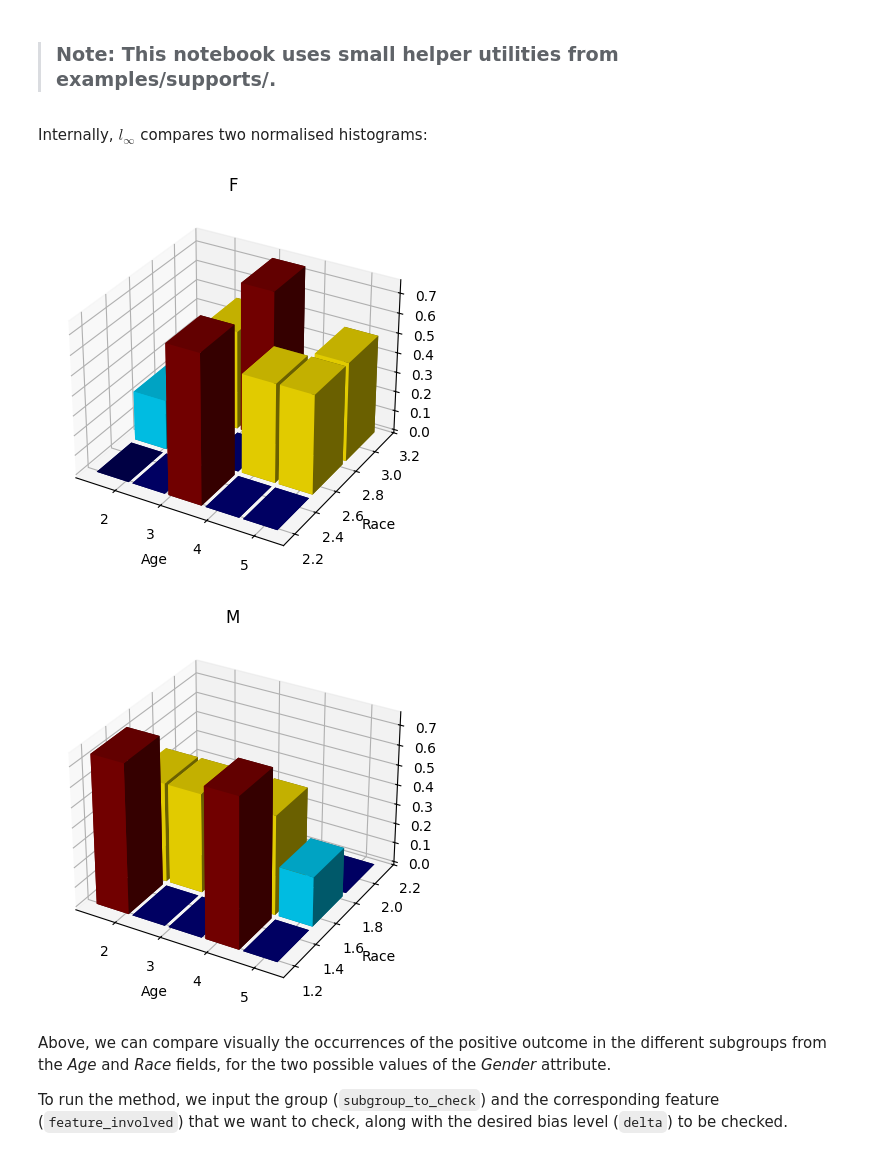
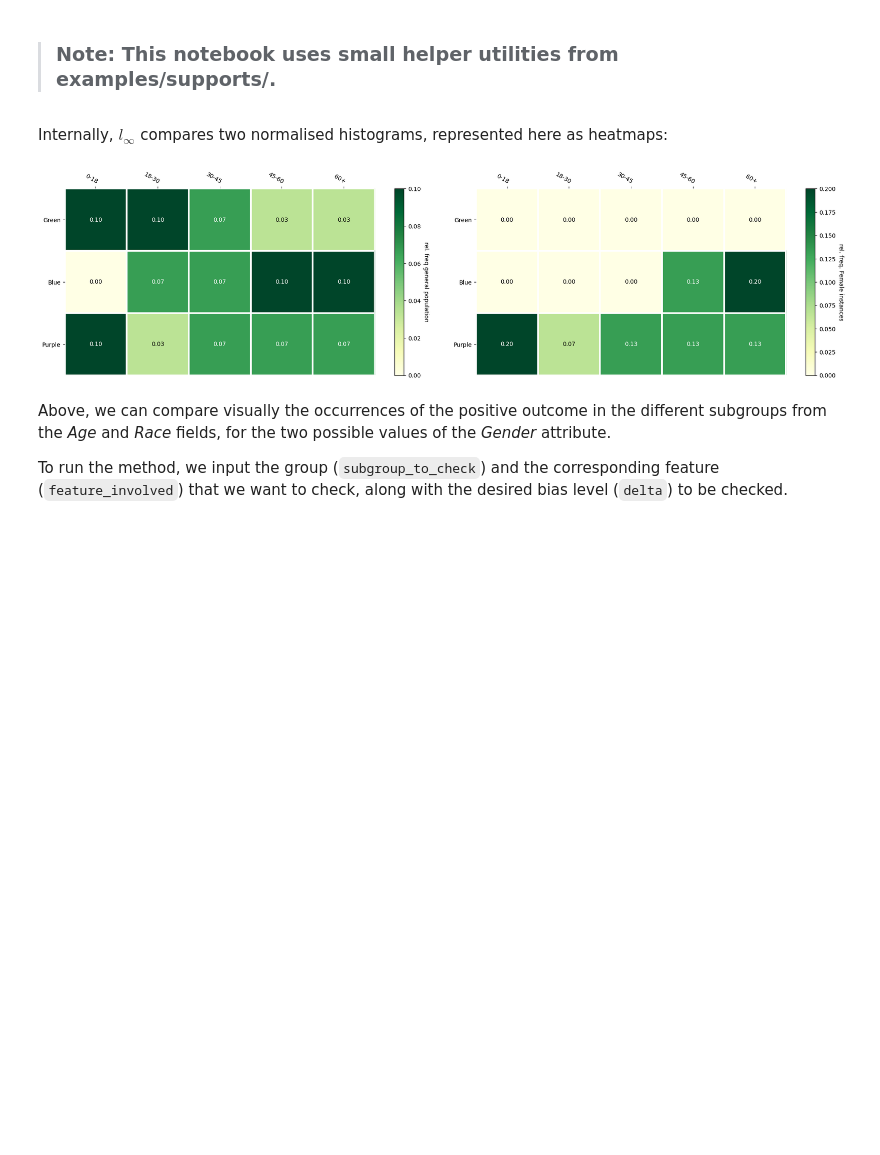
Before and after one commit to humancompatible/detect, a Jupyter notebook: examples/01_basic_usage.ipynb, the cells around one changed output. Cells and saved outputs as stored; diff of their text form; code cells hidden in the pictures; blank space fills up the shorter version.

Commit message:
Improve l_inf visualisation

```diff
--- a/examples/01_basic_usage.ipynb
+++ b/examples/01_basic_usage.ipynb
@@ -134,15 +134,15 @@ except ModuleNotFoundError as e:
       https://github.com/humancompatible/detect/tree/main/examples/supports
     """)
 # %% [markdown]
-Internally, $l_\infty$ compares two normalised histograms:
+Internally, $l_\infty$ compares two normalised histograms, represented here as heatmaps:
 # %%
-load_histograms(csv_path=dataset_path,
+load_heatmap(csv_path=dataset_path,
     target_col=target,
     protected_list=protected_list,
-    method_kwargs={'feature_involved': 'Gender', 'subgroup_to_check': 'F'})
+    feature_involved='Gender',
+    subgroup_to_check='F')
 # %% [output]
-[figure, old version]
+[figure, new version]
-[figure, removed]
 # %% [markdown]
 Above, we can compare visually the occurrences of the positive outcome in the different subgroups from the *Age* and *Race* fields, for the two possible values of the *Gender* attribute.
 
```
Also changed, not shown: parts of 2 cells of this notebook, 1 other file.
